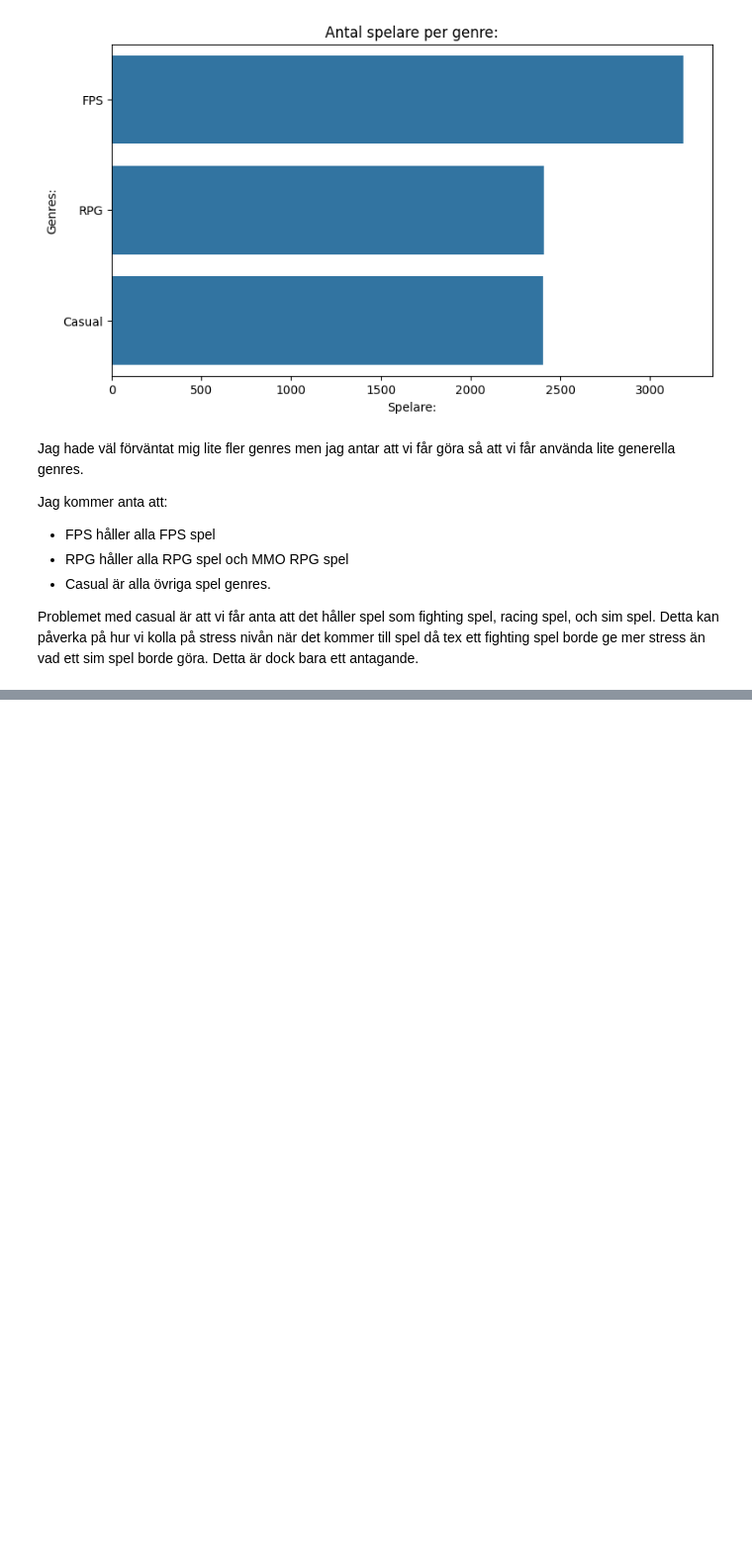
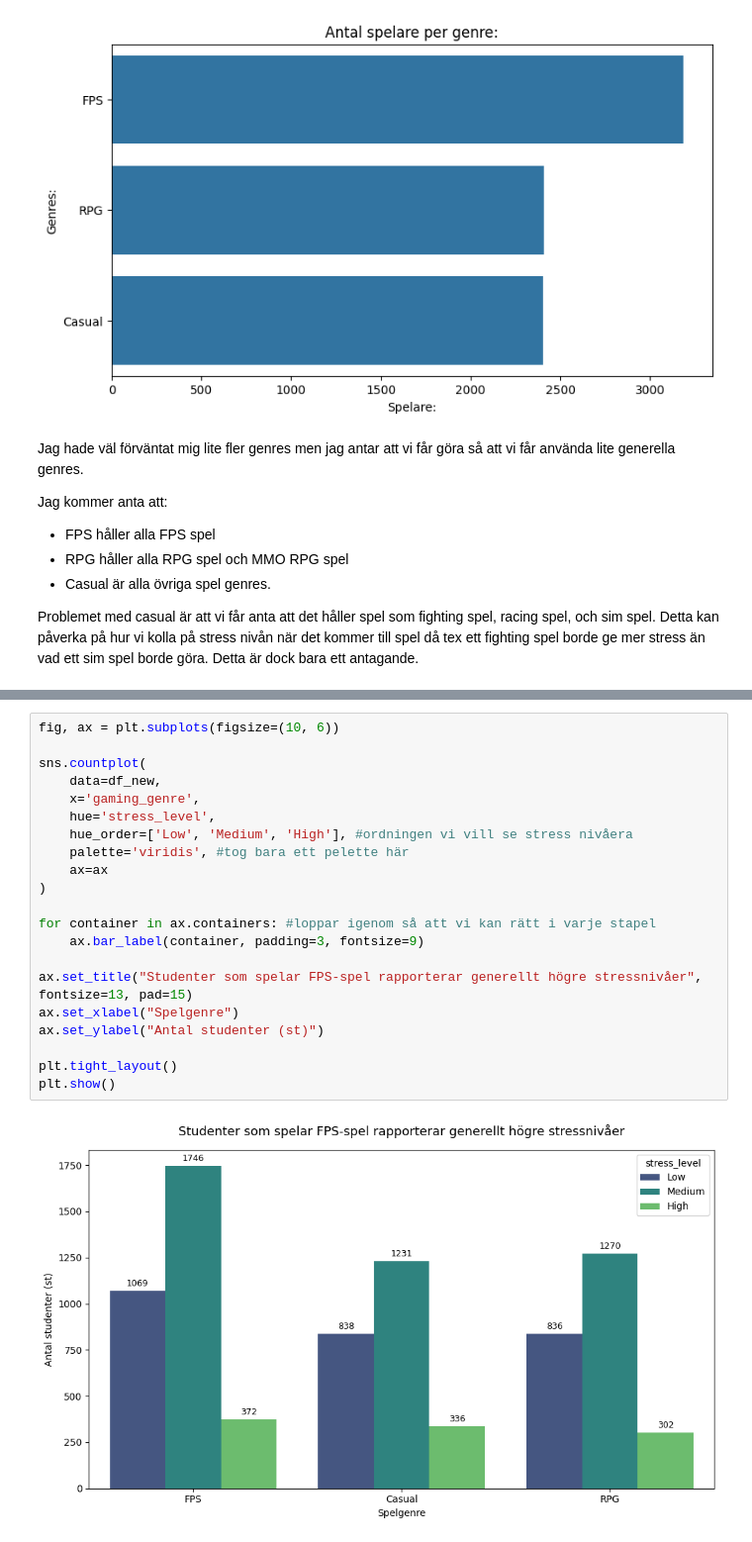
Before and after one commit to M-Renberg/Gaming-vs-Academic-Performance-Data-Analysis, a Jupyter notebook: notebook.ipynb, the cells around one changed output, grey strips where cells are left out. Shown at 99% size. Drawn from its saved outputs; the diff is of its cells as text; blank space fills up the shorter version.

Commit message:
genre vs stress

```diff
--- a/notebook.ipynb
+++ b/notebook.ipynb
@@ -248,0 +253,23 @@ Detta kan påverka på hur vi kolla på stress nivån när det kommer till spel
+# %%
+fig, ax = plt.subplots(figsize=(10, 6))
+
+sns.countplot(
+    data=df_new,
+    x='gaming_genre',
+    hue='stress_level',
+    hue_order=['Low', 'Medium', 'High'], #ordningen vi vill se stress nivåera
+    palette='viridis', #tog bara ett pelette här
+    ax=ax
+)
+
+for container in ax.containers: #loppar igenom så att vi kan rätt i varje stapel
+    ax.bar_label(container, padding=3, fontsize=9)
+
+ax.set_title("Studenter som spelar FPS-spel rapporterar generellt högre stressnivåer", fontsize=13, pad=15)
+ax.set_xlabel("Spelgenre")
+ax.set_ylabel("Antal studenter (st)")
+
+plt.tight_layout()
+plt.show()
+# %% [output]
+[figure, added]
```
Also changed, not shown: parts of 5 cells of this notebook.
